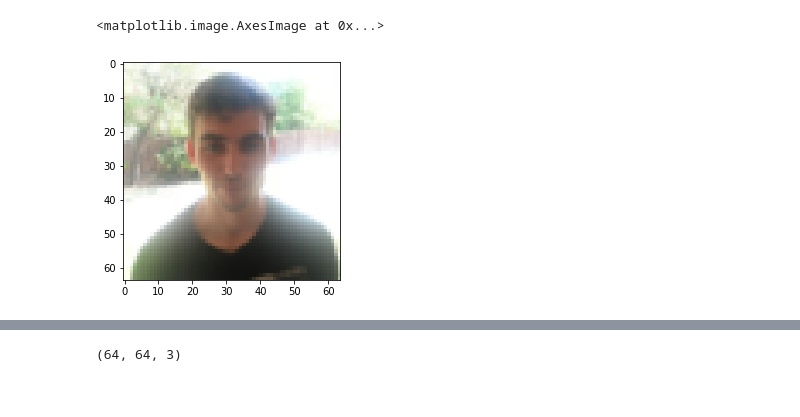
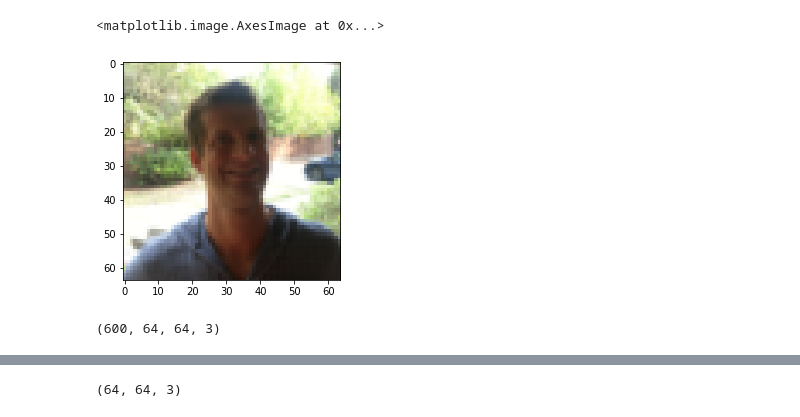
Before and after one commit to ebicher/Data-Science, a Jupyter notebook: Unsupervised_Learning/NeuralNetworks/HappyHouse.ipynb, the cells around one changed output, grey strips where cells are left out. Saved outputs shown, nothing was run; the diff lists cells and outputs as text; code cells hidden in the pictures.

```diff
--- a/Unsupervised_Learning/NeuralNetworks/HappyHouse.ipynb
+++ b/Unsupervised_Learning/NeuralNetworks/HappyHouse.ipynb
@@ -63,9 +63,13 @@ def blackthem(train):
         newblack.append(newpix)
     return newblack
 # %%
-plt.imshow(train_x[452])
+plt.imshow(train_x[1])
 # %% [output]
 <matplotlib.image.AxesImage at 0x...>
-[figure, old version]
+[figure, new version]
+# %%
+train_x.shape
+# %% [output]
+(600, 64, 64, 3)
 # %%
 gray_train_x = graythem(train_x)
```
Also changed, not shown: parts of 29 cells of this notebook, 15 other files.
